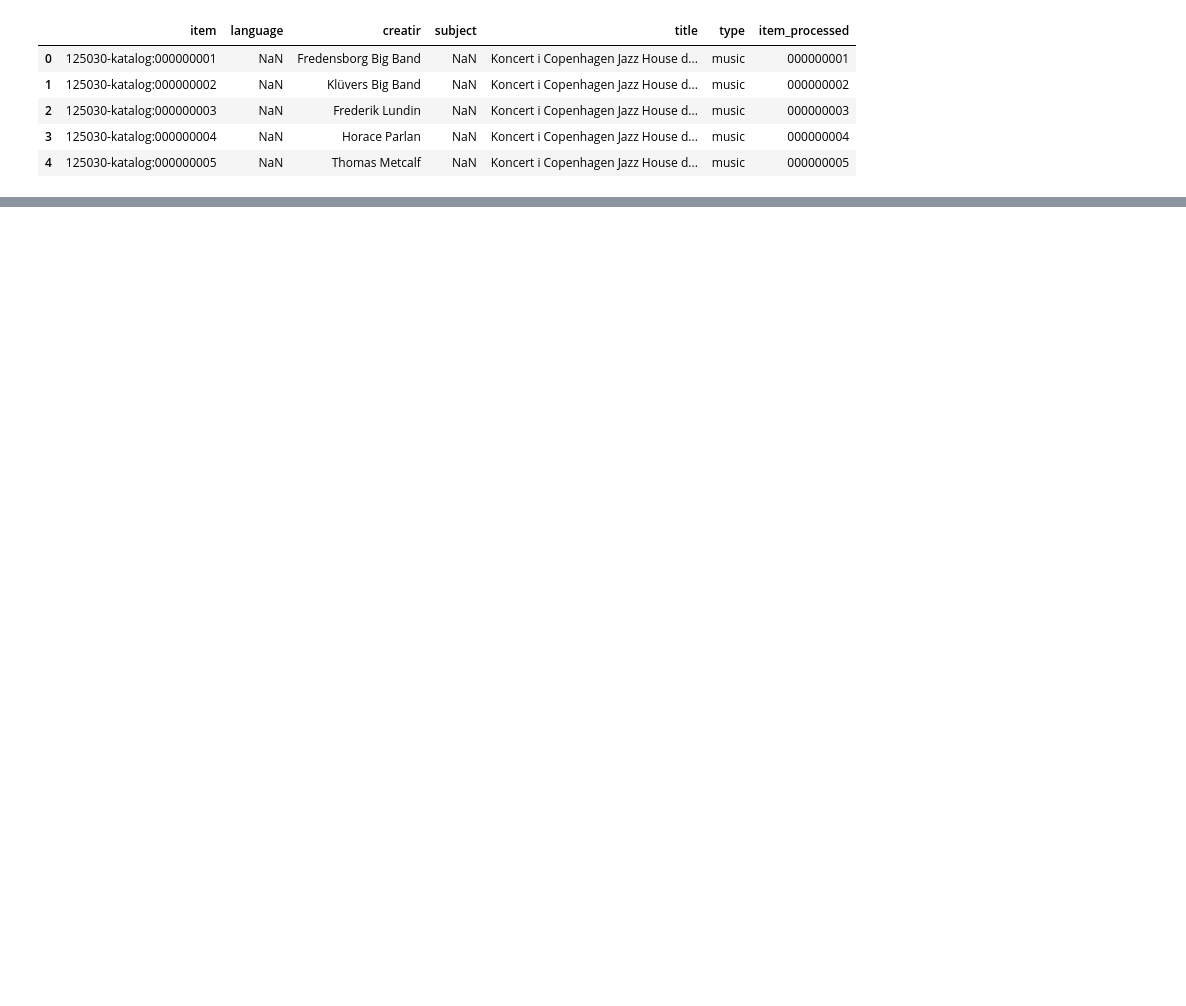
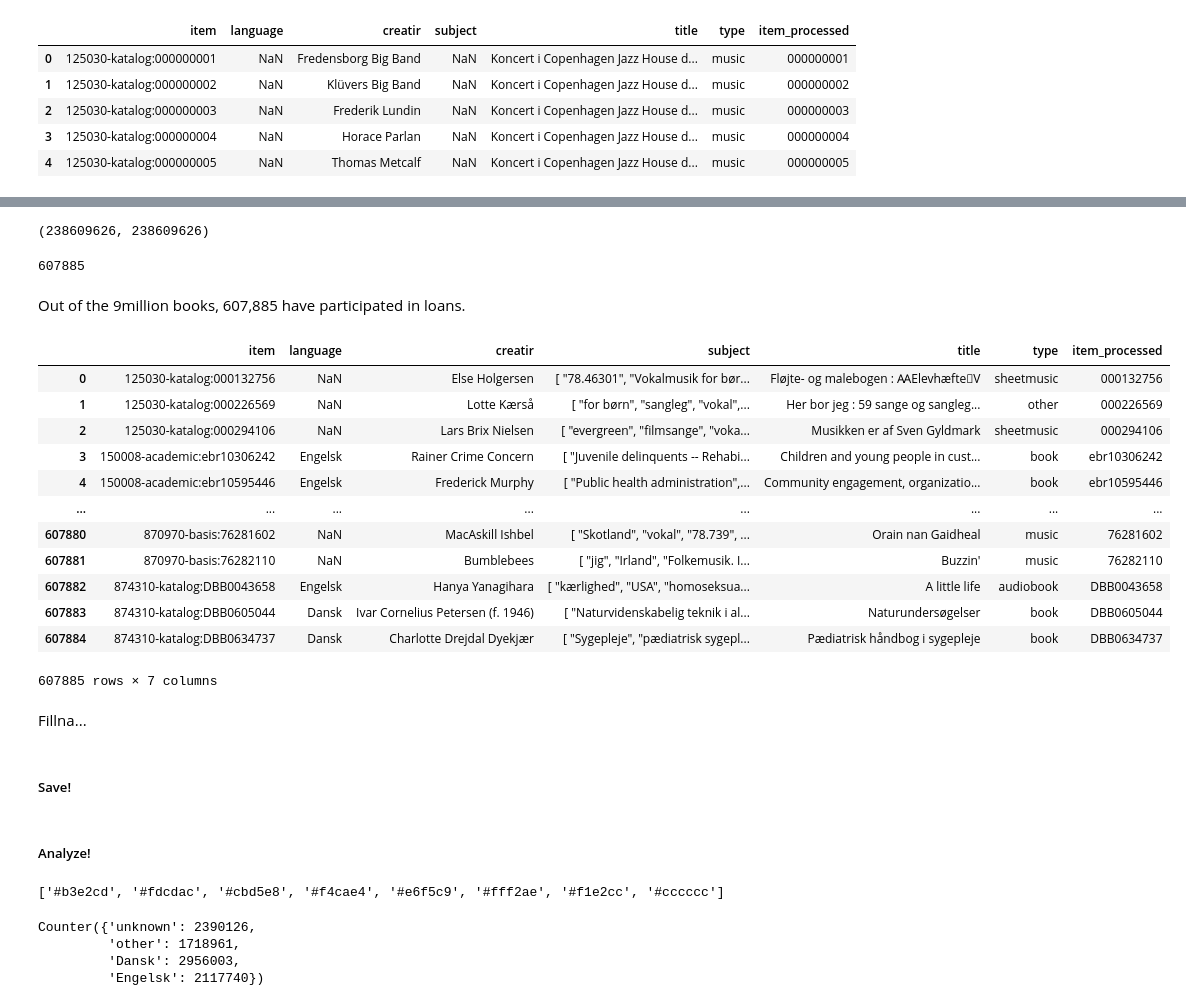
Before and after one commit to SavvinaDaniil/EnrichBookCrossing, a Jupyter notebook: NewData.ipynb, the cells around one changed output, grey strips where cells are left out. Cells and saved outputs as stored; diff of their text form; code cells hidden in the pictures; blank space fills up the shorter version.

```diff
--- a/NewData.ipynb
+++ b/NewData.ipynb
@@ -112,5 +148,3 @@ books.head()
 | 2 | 125030-katalog:000000003 | NaN | Frederik Lundin | NaN | Koncert i Copenhagen Jazz House d... | music | 000000003 |
 | 3 | 125030-katalog:000000004 | NaN | Horace Parlan | NaN | Koncert i Copenhagen Jazz House d... | music | 000000004 |
 | 4 | 125030-katalog:000000005 | NaN | Thomas Metcalf | NaN | Koncert i Copenhagen Jazz House d... | music | 000000005 |
-# %%
-book_indexed_books = books.set_index('item_processed', drop=True)
@@ -141,0 +155,32 @@ KeyError: '27889107'
+# %%
+len(loans), len(loans_with_info)
+# %% [output]
+(238609626, 238609626)
+# %%
+unique_loans_items = loans.drop_duplicates('item').item.values
+# %%
+len(unique_loans_items)
+# %% [output]
+607885
+# %%
+books_in_loans = books[books.item.isin(unique_loans_items)].reset_index(drop=True)
+# %% [markdown]
+Out of the 9million books, 607,885 have participated in loans.
+# %%
+books_in_loans
+# %% [output]
+|  | item | language | creatir | subject | title | type | item_processed |
+| 0 | 125030-katalog:000132756 | NaN | Else Holgersen | [ "78.46301", "Vokalmusik for bør... | Fløjte- og malebogen : ꜲElevhæfteV | sheetmusic | 000132756 |
+| 1 | 125030-katalog:000226569 | NaN | Lotte Kærså | [ "for børn", "sangleg", "vokal",... | Her bor jeg : 59 sange og sangleg... | other | 000226569 |
+| 2 | 125030-katalog:000294106 | NaN | Lars Brix Nielsen | [ "evergreen", "filmsange", "voka... | Musikken er af Sven Gyldmark | sheetmusic | 000294106 |
+| 3 | 150008-academic:ebr10306242 | Engelsk | Rainer Crime Concern | [ "Juvenile delinquents -- Rehabi... | Children and young people in cust... | book | ebr10306242 |
+| 4 | 150008-academic:ebr10595446 | Engelsk | Frederick Murphy | [ "Public health administration",... | Community engagement, organizatio... | book | ebr10595446 |
+| ... | ... | ... | ... | ... | ... | ... | ... |
+| 607880 | 870970-basis:76281602 | NaN | MacAskill Ishbel | [ "Skotland", "vokal", "78.739", ... | Orain nan Gaidheal | music | 76281602 |
+| 607881 | 870970-basis:76282110 | NaN | Bumblebees | [ "jig", "Irland", "Folkemusik. I... | Buzzin' | music | 76282110 |
+| 607882 | 874310-katalog:DBB0043658 | Engelsk | Hanya Yanagihara | [ "kærlighed", "USA", "homoseksua... | A little life | audiobook | DBB0043658 |
+| 607883 | 874310-katalog:DBB0605044 | Dansk | Ivar Cornelius Petersen (f. 1946) | [ "Naturvidenskabelig teknik i al... | Naturundersøgelser | book | DBB0605044 |
+| 607884 | 874310-katalog:DBB0634737 | Dansk | Charlotte Drejdal Dyekjær | [ "Sygepleje", "pædiatrisk sygepl... | Pædiatrisk håndbog i sygepleje | book | DBB0634737 |
+607885 rows × 7 columns
+# %% [markdown]
+Fillna...
@@ -141,0 +194,9 @@ KeyError: '27889107'
+# %% [markdown]
+##### Save!
+# %% [markdown]
+##### Analyze!
+# %%
+color_map=mcp.gen_color(cmap="Pastel2",n=8)
+print(color_map)
+# %% [output]
+['#b3e2cd', '#fdcdac', '#cbd5e8', '#f4cae4', '#e6f5c9', '#fff2ae', '#f1e2cc', '#cccccc']
@@ -141,0 +215,7 @@ KeyError: '27889107'
+# %%
+Counter(dfs[0].language)
+# %% [output]
+Counter({'unknown': 2390126,
+         'other': 1718961,
+         'Dansk': 2956003,
+         'Engelsk': 2117740})
```
Also changed, not shown: parts of 16 cells of this notebook, 4 other files.
